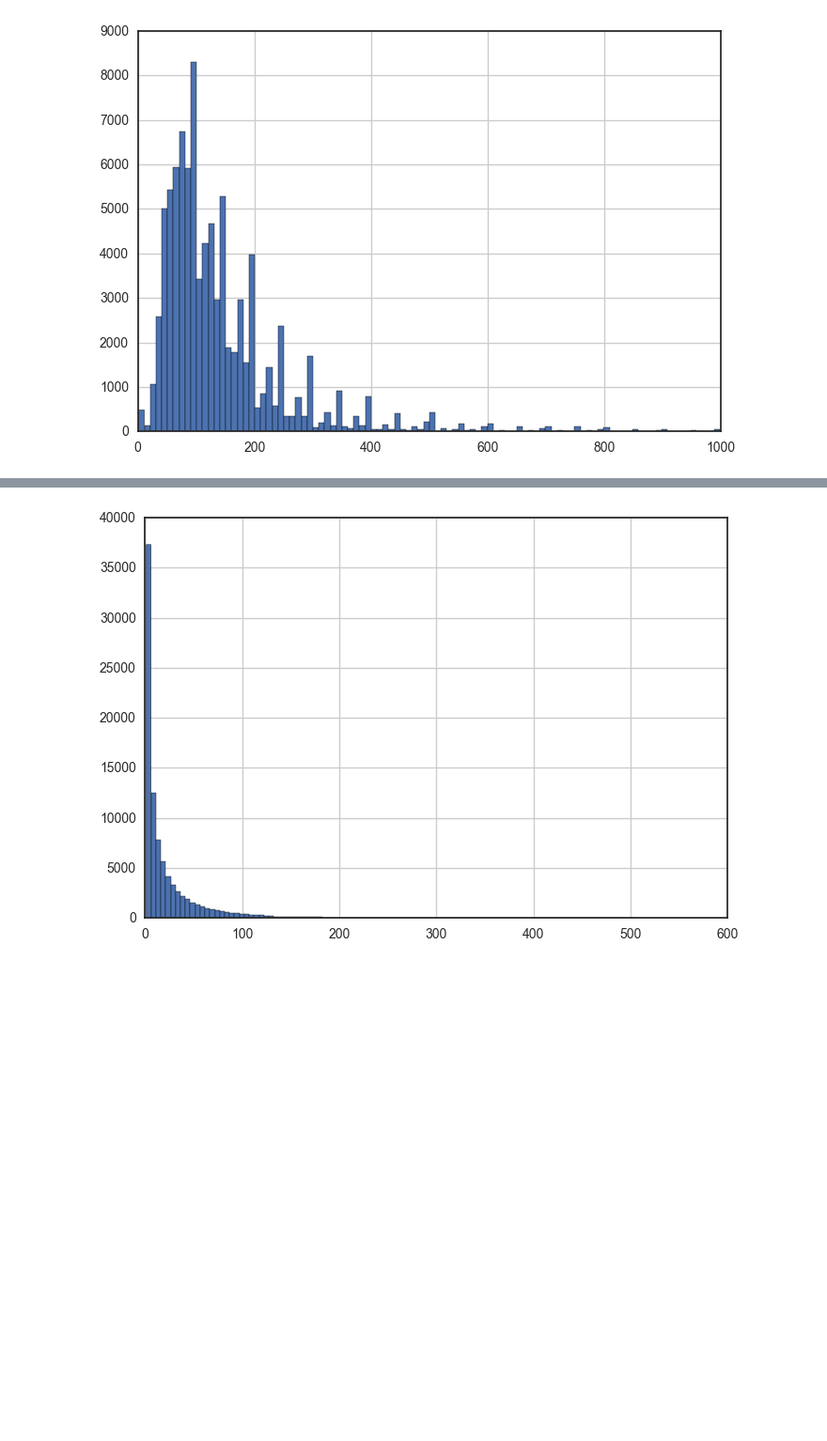
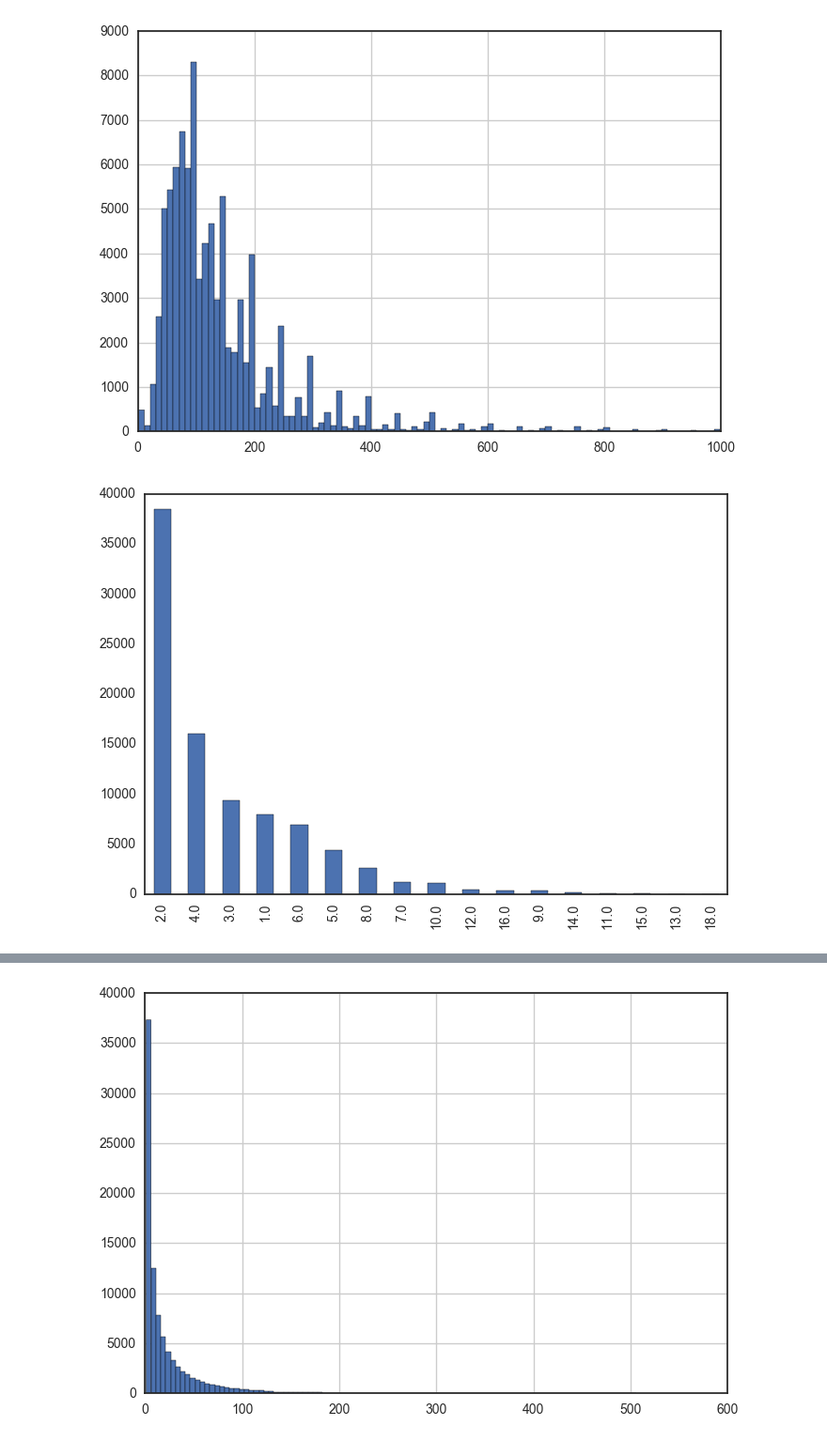
Before and after one commit to emw1687/benson, a Jupyter notebook: 05_kojak/notebooks/03_eda.ipynb, the cells around one changed output, grey strips where cells are left out. Shown at 94% size. Saved outputs shown, nothing was run; the diff lists cells and outputs as text; code cells hidden in the pictures; blank space fills up the shorter version.

```diff
--- a/05_kojak/notebooks/03_eda.ipynb
+++ b/05_kojak/notebooks/03_eda.ipynb
@@ -251,3 +251,7 @@ df_listings['reviews_per_month'].hist(bins=100);
 df_listings['price'].hist(bins=100);
 # %% [output]
 [figure]
+# %%
+plt_vals(df_listings['accommodates'])
+# %% [output]
+[figure, added]
```
Also changed, not shown: parts of 1 cell of this notebook, 1 other file.
